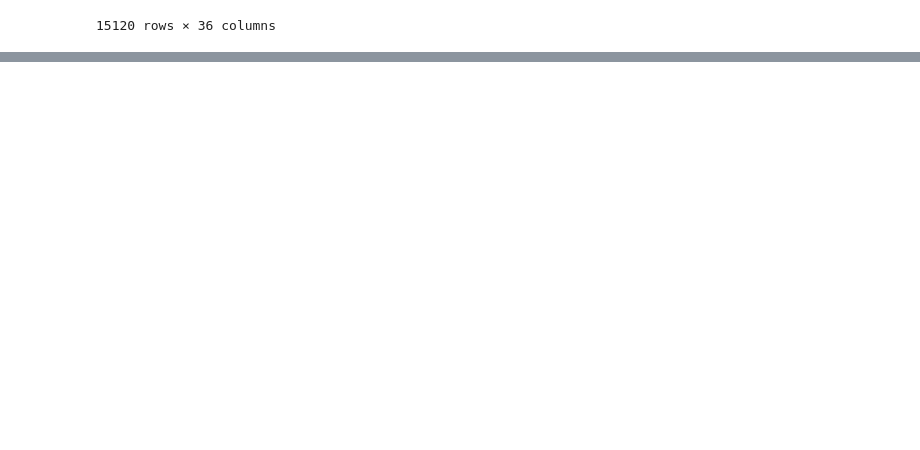
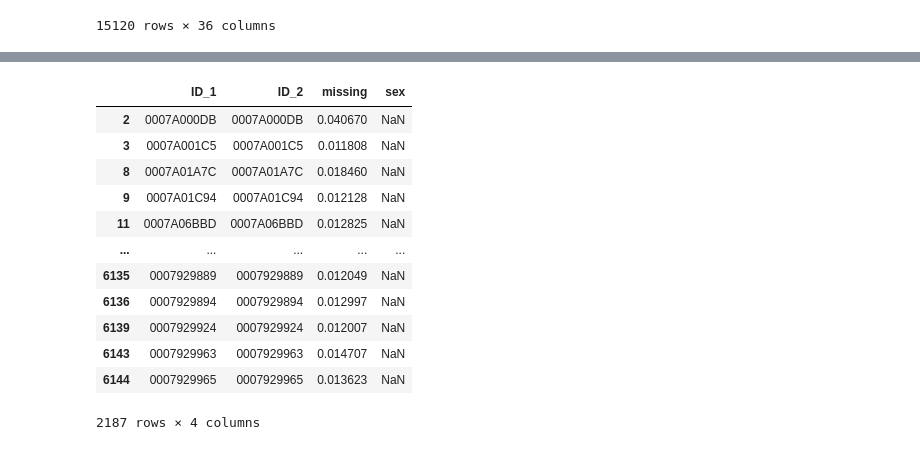
Before and after one commit to BSLeger/SUD_cross_species, a Jupyter notebook: QC_loco_phenotypes.ipynb, the cells around one changed output, grey strips where cells are left out. Saved outputs shown, nothing was run; the diff lists cells and outputs as text; code cells hidden in the pictures; blank space fills up the shorter version.

```diff
--- a/QC_loco_phenotypes.ipynb
+++ b/QC_loco_phenotypes.ipynb
@@ -83,0 +70,20 @@ fig.set_xticklabels(fig.get_xticklabels(), rotation=90)
+# %%
+round8=pd.read_csv('/tscc/nfs/home/bsleger/bsl/round8_rn6_geno/round8_unpruned.sample',delim_whitespace=True)
+# %%
+round8=round8.drop(0).reset_index().drop('index',axis=1)
+# %%
+round8[~round8['ID_1'].isin(pheno.rfid)]
+# %% [output]
+|  | ID_1 | ID_2 | missing | sex |
+| 2 | 0007A000DB | 0007A000DB | 0.040670 | NaN |
+| 3 | 0007A001C5 | 0007A001C5 | 0.011808 | NaN |
+| 8 | 0007A01A7C | 0007A01A7C | 0.018460 | NaN |
+| 9 | 0007A01C94 | 0007A01C94 | 0.012128 | NaN |
+| 11 | 0007A06BBD | 0007A06BBD | 0.012825 | NaN |
+| ... | ... | ... | ... | ... |
+| 6135 | 0007929889 | 0007929889 | 0.012049 | NaN |
+| 6136 | 0007929894 | 0007929894 | 0.012997 | NaN |
+| 6139 | 0007929924 | 0007929924 | 0.012007 | NaN |
+| 6143 | 0007929963 | 0007929963 | 0.014707 | NaN |
+| 6144 | 0007929965 | 0007929965 | 0.013623 | NaN |
+2187 rows × 4 columns
```
Also changed, not shown: parts of 4 cells of this notebook, 8 other files.
